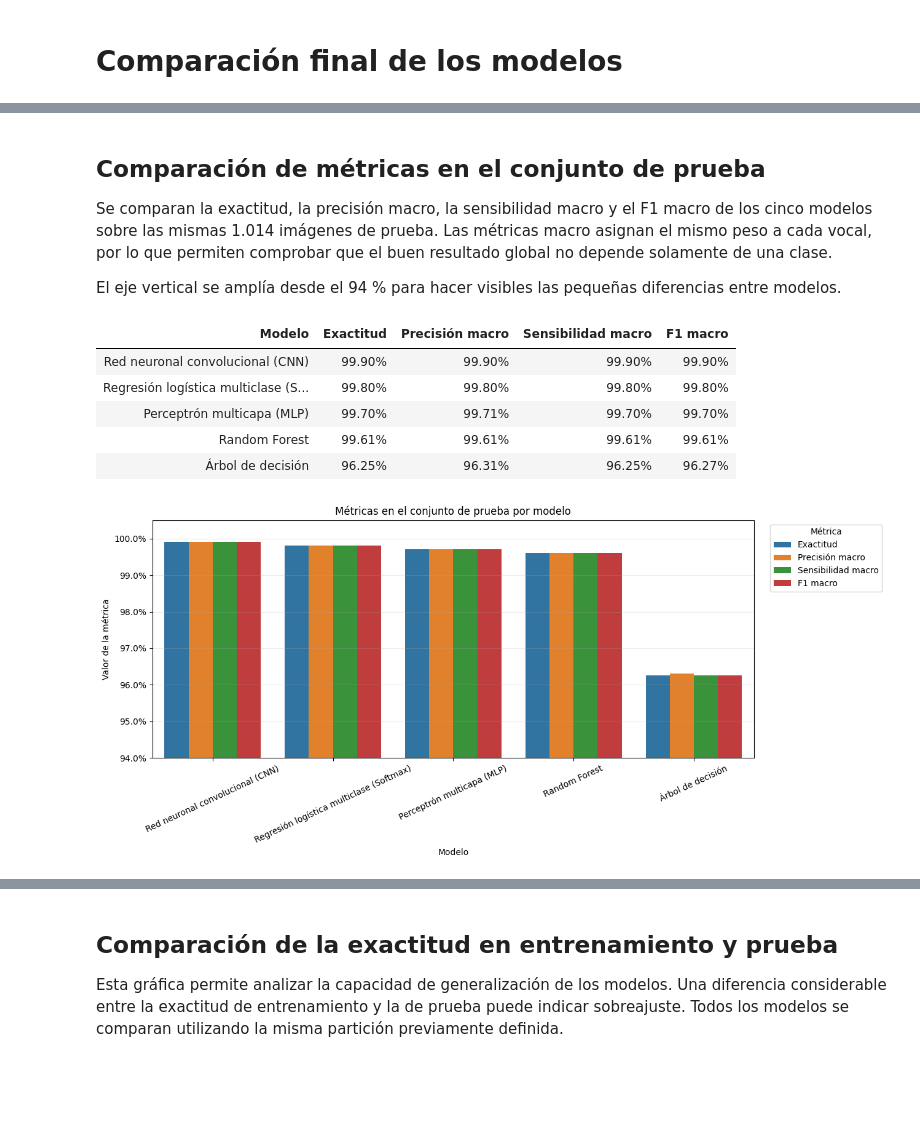
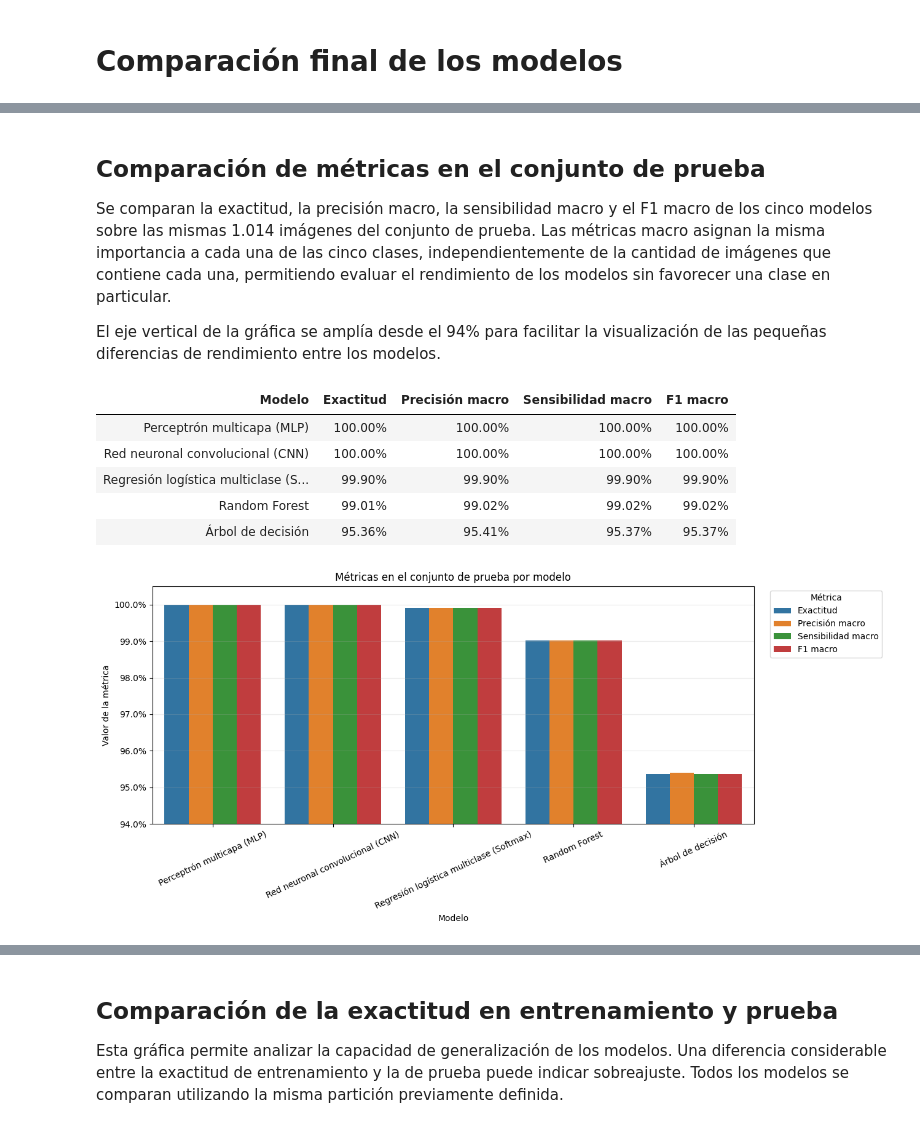
Before and after one commit to Luis-Mart30/clasificacion-vocales-aprendizaje-supervisado, a Jupyter notebook: Clasificacion_Vocales_Manuscritas_Aprendizaje_Supervisado.ipynb, the cells around one changed output, grey strips where cells are left out. Saved outputs shown, nothing was run; the diff lists cells and outputs as text; code cells hidden in the pictures; blank space fills up the shorter version.

```diff
--- a/Clasificacion_Vocales_Manuscritas_Aprendizaje_Supervisado.ipynb
+++ b/Clasificacion_Vocales_Manuscritas_Aprendizaje_Supervisado.ipynb
@@ -95,12 +102,7 @@ import time
 # %% [markdown]
 ### Lectura del dataset
 # %%
-from urllib.request import urlretrieve
-from zipfile import ZipFile
-
-# Cuando exista un ZIP público autorizado, pega aquí su URL directa de descarga.
-URL_DATASET = ""
-
+URL_DATASET = "https://github.com/DavIzq02/Trabajo-ML-Supervisado/raw/refs/heads/main/DATASET.zip"
 RUTA_TRABAJO = Path("/content/ocr_vocales")
 RUTA_SALIDAS = RUTA_TRABAJO / "salidas"
 RUTA_SALIDAS.mkdir(parents=True, exist_ok=True)
@@ -1363,29 +1134,0 @@ weighted avg       0.95      0.95      0.95      1014
-# %%
-# Recuperar los hiperparámetros ganadores del árbol sin PCA
-fila_sin_pca = mejores_dt.loc[mejores_dt["Representación"] == "Sin PCA"].iloc[0]
-parametros_sin_pca = {
-    nombre.removeprefix("arbol__"): fila_sin_pca["params"][nombre]
-    for nombre in malla_arbol
-}
-
-# Entrenar y evaluar usando directamente los píxeles aplanados
-modelo_dt_sin_pca = DecisionTreeClassifier(
-    random_state=42, **parametros_sin_pca
-)
-modelo_dt_sin_pca.fit(X_train, y_train)
-y_pred_dt_sin_pca = modelo_dt_sin_pca.predict(X_test)
-
-errores_dt_sin_pca = np.count_nonzero(y_test != y_pred_dt_sin_pca)
-print(f"Exactitud en prueba: {accuracy_score(y_test, y_pred_dt_sin_pca):.2%}")
-print(f"Errores en prueba: {errores_dt_sin_pca} de {len(y_test):,}")
-errores_dt_original = np.count_nonzero(y_test != y_pred_dt)
-print(
-    f"Errores menos frente al árbol original: "
-    f"{errores_dt_original - errores_dt_sin_pca}"
-)
-
-print(classification_report(
-    y_test, y_pred_dt_sin_pca,
-    target_names=label_encoder.classes_,
-    digits=4,
-))
@@ -2515,18 +2132,10 @@ display(
 # %% [markdown]
 ## Comparación de métricas en el conjunto de prueba
 
-Se comparan la exactitud, la precisión macro, la sensibilidad macro y el F1 macro de los cinco modelos sobre las mismas 1.014 imágenes de prueba. Las métricas macro asignan el mismo peso a cada vocal, por lo que permiten comprobar que el buen resultado global no depende solamente de una clase.
+Se comparan la exactitud, la precisión macro, la sensibilidad macro y el F1 macro de los cinco modelos sobre las mismas 1.014 imágenes del conjunto de prueba. Las métricas macro asignan la misma importancia a cada una de las cinco clases, independientemente de la cantidad de imágenes que contiene cada una, permitiendo evaluar el rendimiento de los modelos sin favorecer una clase en particular.
 
-El eje vertical se amplía desde el 94 % para hacer visibles las pequeñas diferencias entre modelos.
+El eje vertical de la gráfica se amplía desde el 94% para facilitar la visualización de las pequeñas diferencias de rendimiento entre los modelos.
 # %%
-from sklearn.metrics import (
-    accuracy_score,
-    precision_score,
-    recall_score,
-    f1_score,
-)
-from matplotlib.ticker import PercentFormatter
-
 filas_metricas = []
 
 for modelo, prediccion in predicciones.items():
@@ -2574,36 +2183,36 @@ metricas_largas = tabla_metricas_final.melt(
     var_name="Métrica",
     value_name="Valor",
 )
 
 orden_modelos = tabla_comparacion_final["Modelo"].tolist()
 
 fig, ax = plt.subplots(figsize=(13, 6))
 
 sns.barplot(
     data=metricas_largas,
     x="Modelo",
     y="Valor",
     hue="Métrica",
     order=orden_modelos,
     ax=ax,
 )
 
 ax.set_title("Métricas en el conjunto de prueba por modelo")
 ax.set_xlabel("Modelo")
 ax.set_ylabel("Valor de la métrica")
 ax.set_ylim(0.94, 1.005)
 ax.yaxis.set_major_formatter(PercentFormatter(1.0))
 ax.tick_params(axis="x", rotation=25)
 ax.grid(axis="y", alpha=0.25)
 ax.legend(title="Métrica", bbox_to_anchor=(1.02, 1), loc="upper left")
 
 plt.tight_layout()
 plt.show()
 # %% [output]
 | Modelo | Exactitud | Precisión macro | Sensibilidad macro | F1 macro |
-| Red neuronal convolucional (CNN) | 99.90% | 99.90% | 99.90% | 99.90% |
-| Regresión logística multiclase (S... | 99.80% | 99.80% | 99.80% | 99.80% |
-| Perceptrón multicapa (MLP) | 99.70% | 99.71% | 99.70% | 99.70% |
-| Random Forest | 99.61% | 99.61% | 99.61% | 99.61% |
-| Árbol de decisión | 96.25% | 96.31% | 96.25% | 96.27% |
+| Perceptrón multicapa (MLP) | 100.00% | 100.00% | 100.00% | 100.00% |
+| Red neuronal convolucional (CNN) | 100.00% | 100.00% | 100.00% | 100.00% |
+| Regresión logística multiclase (S... | 99.90% | 99.90% | 99.90% | 99.90% |
+| Random Forest | 99.01% | 99.02% | 99.02% | 99.02% |
+| Árbol de decisión | 95.36% | 95.41% | 95.37% | 95.37% |
-[figure, old version]
+[figure, new version]
```
Also changed, not shown: parts of 122 cells of this notebook.
